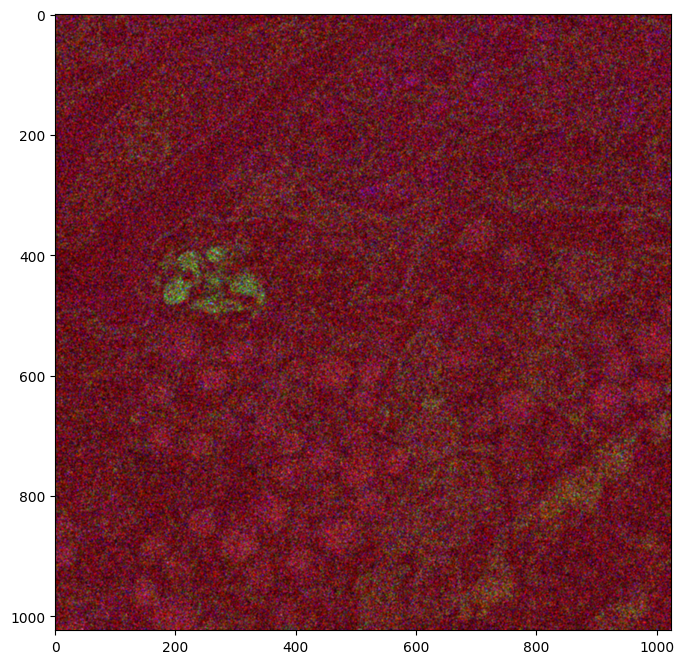
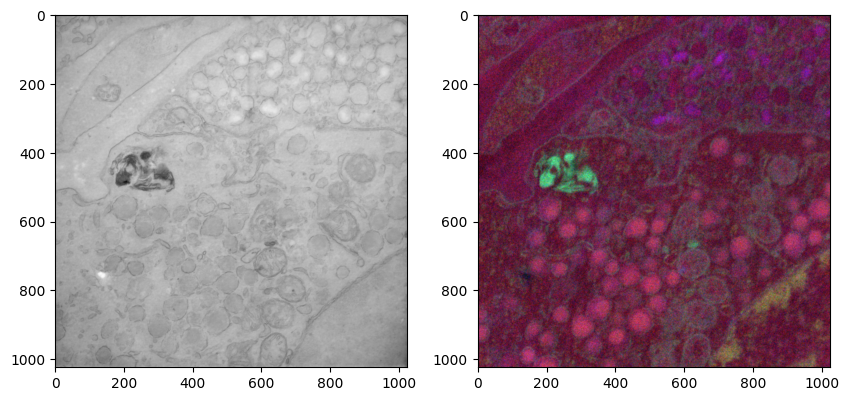
Unified diff of the notebook cell whose output changed from the first chart to the second:
--- before
+++ after
@@ -1,5 +1,6 @@
 # visualize the haadf and a false-color of NPS maps
 nps = tile.FalseColor()
-f, ax = plt.subplots(figsize=(8,8))
-ax.imshow(nps)
+f, ax = plt.subplots(1,2,figsize=(10,5))
+ax[0].imshow(1-tile.haadf,cmap='gray')
+ax[1].imshow(nps)
 plt.show()

Commit: frame count experiment